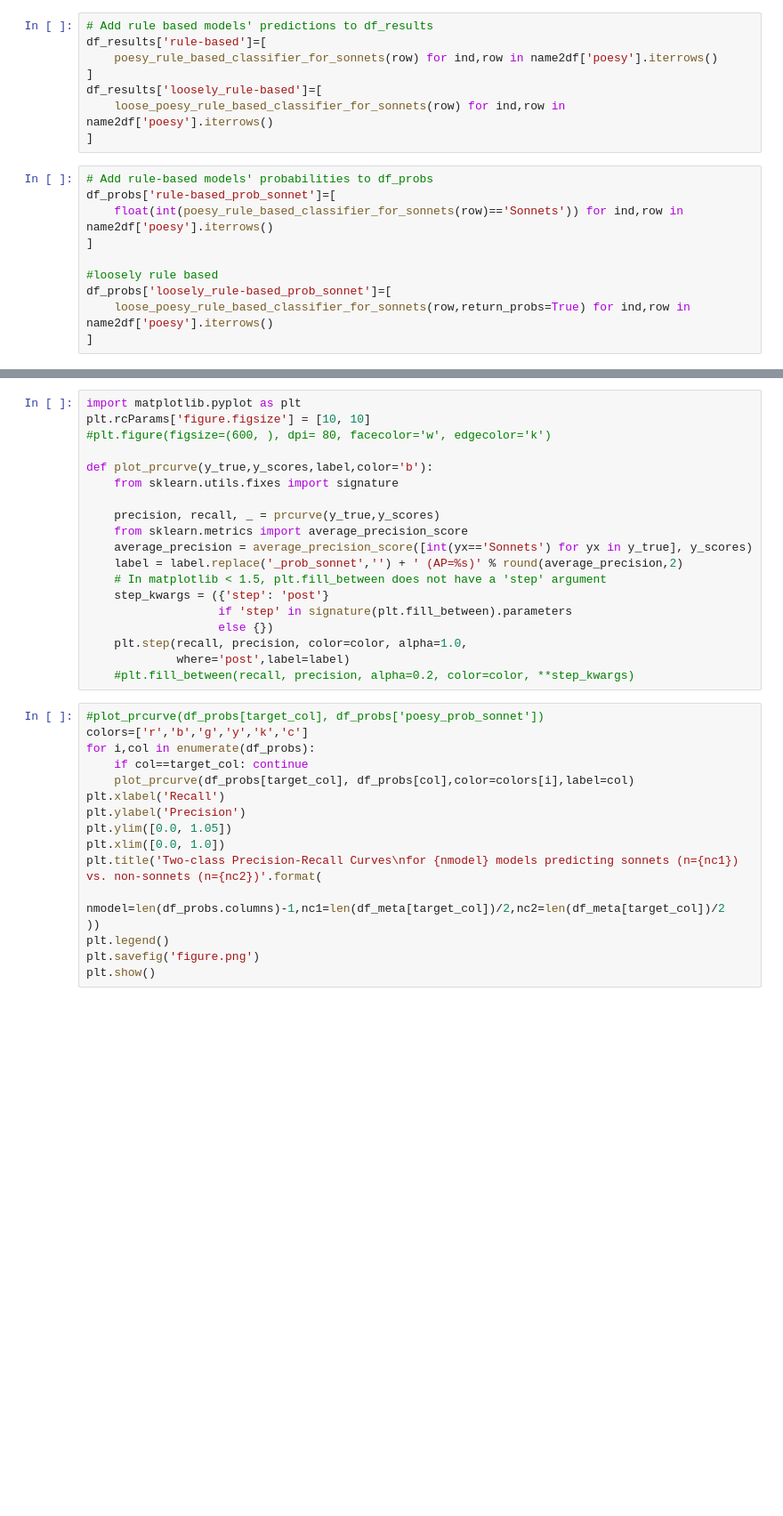
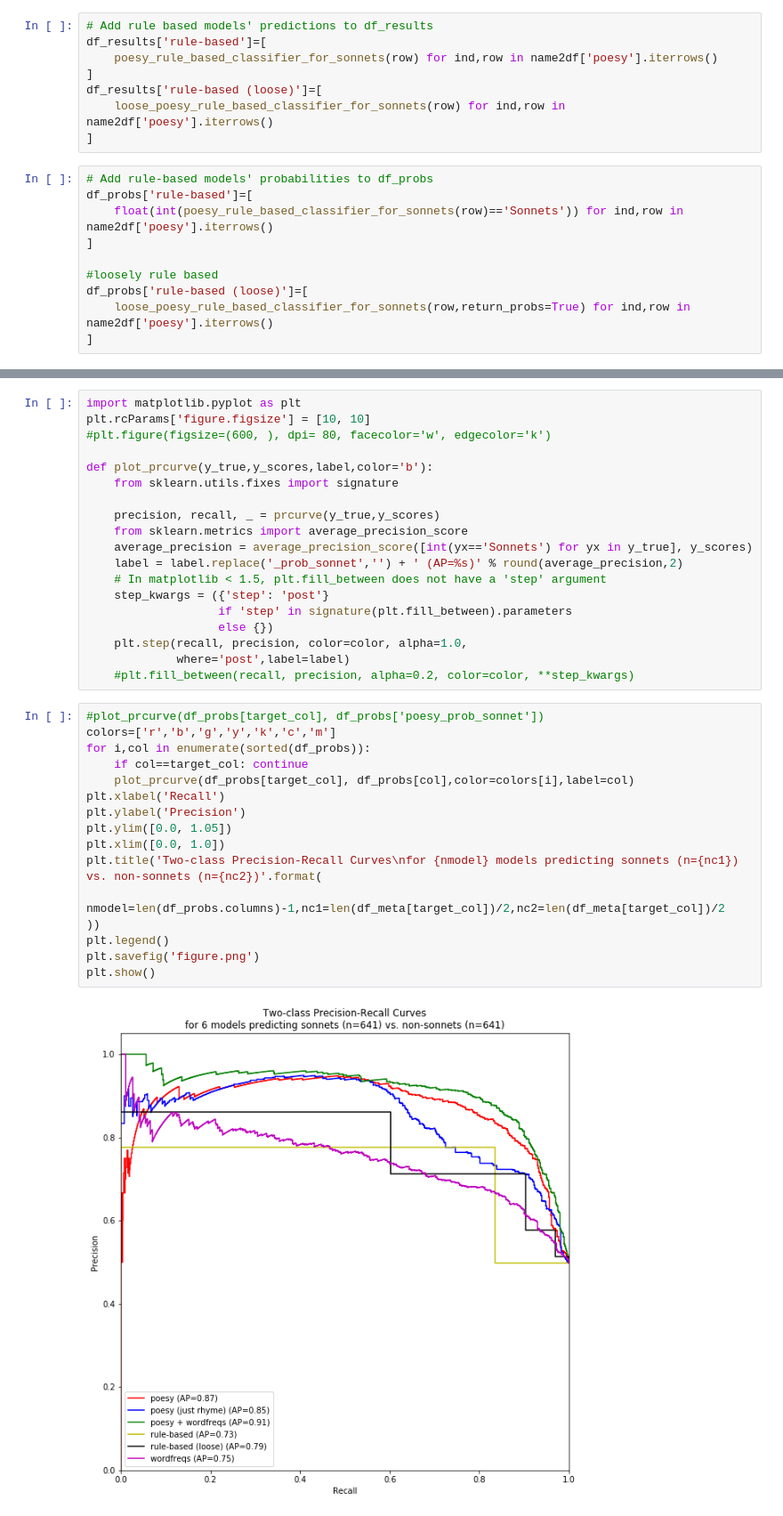
Before and after one commit to quadrismegistus/sonnetproject, a Jupyter notebook: Step3-CompareModels.ipynb, the cells around one changed output, grey strips where cells are left out. Shown at 89% size. Drawn from its saved outputs; the diff is of its cells as text; blank space fills up the shorter version.

```diff
--- a/Step3-CompareModels.ipynb
+++ b/Step3-CompareModels.ipynb
@@ -226,16 +276,16 @@ def loose_poesy_rule_based_classifier_for_sonnets(row,certainty_threshold=0.5,re
 df_results['rule-based']=[
     poesy_rule_based_classifier_for_sonnets(row) for ind,row in name2df['poesy'].iterrows()
 ]
-df_results['loosely_rule-based']=[
+df_results['rule-based (loose)']=[
     loose_poesy_rule_based_classifier_for_sonnets(row) for ind,row in name2df['poesy'].iterrows()
 ]
 # %%
 # Add rule-based models' probabilities to df_probs
-df_probs['rule-based_prob_sonnet']=[
+df_probs['rule-based']=[
     float(int(poesy_rule_based_classifier_for_sonnets(row)=='Sonnets')) for ind,row in name2df['poesy'].iterrows()
 ]
 
 #loosely rule based
-df_probs['loosely_rule-based_prob_sonnet']=[
+df_probs['rule-based (loose)']=[
     loose_poesy_rule_based_classifier_for_sonnets(row,return_probs=True) for ind,row in name2df['poesy'].iterrows()
 ]
@@ -291,17 +364,19 @@ def plot_prcurve(y_true,y_scores,label,color='b'):
     #plt.fill_between(recall, precision, alpha=0.2, color=color, **step_kwargs)
 # %%
 #plot_prcurve(df_probs[target_col], df_probs['poesy_prob_sonnet'])
-colors=['r','b','g','y','k','c']
-for i,col in enumerate(df_probs):
+colors=['r','b','g','y','k','c','m']
+for i,col in enumerate(sorted(df_probs)):
     if col==target_col: continue
     plot_prcurve(df_probs[target_col], df_probs[col],color=colors[i],label=col)
 plt.xlabel('Recall')
 plt.ylabel('Precision')
 plt.ylim([0.0, 1.05])
 plt.xlim([0.0, 1.0])
 plt.title('Two-class Precision-Recall Curves\nfor {nmodel} models predicting sonnets (n={nc1}) vs. non-sonnets (n={nc2})'.format(
             nmodel=len(df_probs.columns)-1,nc1=len(df_meta[target_col])/2,nc2=len(df_meta[target_col])/2
 ))
 plt.legend()
 plt.savefig('figure.png')
 plt.show()
+# %% [output]
+[figure, added]
```
Also changed, not shown: parts of 33 cells of this notebook, 1 other file.
